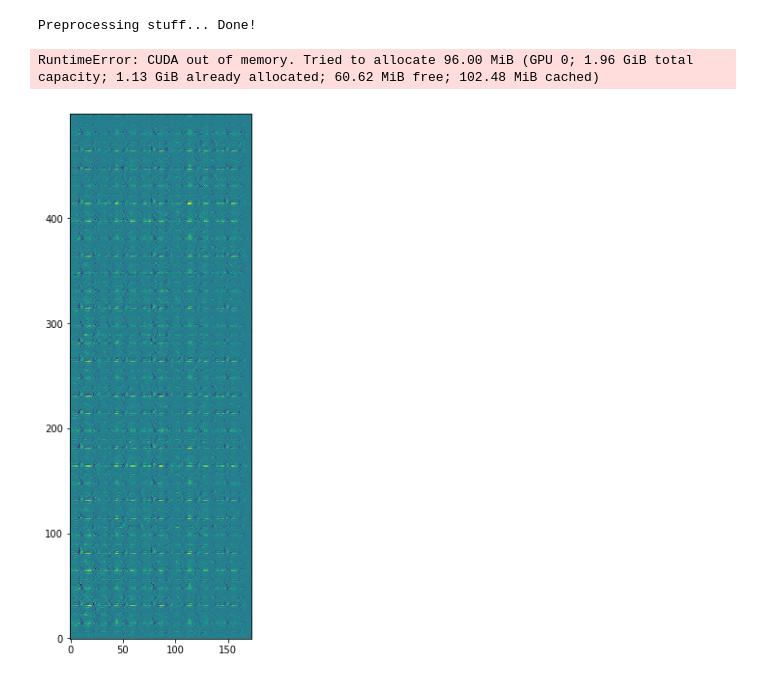
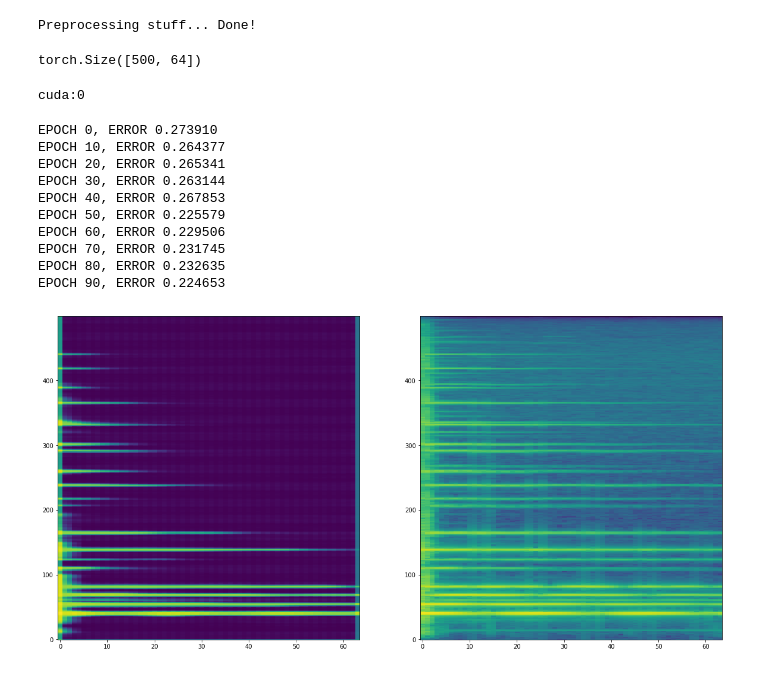
Before and after one commit to nebularnoise/serge, a Jupyter notebook: notebooks/guitar_chord_dataset.ipynb, the cells around one changed output. Saved outputs shown, nothing was run; the diff lists cells and outputs as text; code cells hidden in the pictures.

```diff
--- a/notebooks/guitar_chord_dataset.ipynb
+++ b/notebooks/guitar_chord_dataset.ipynb
@@ -118,25 +122,49 @@ class WAE(nn.Module):
     def forward(self,inp):
         return self.decode(self.encode(inp))
 # %%
-GC = GuitarChord()
+GC = GuitarChord(process=False)
 GCloader = data.DataLoader(GC, batch_size=8, shuffle=True)
 # %% [output]
 Preprocessing stuff... Done!
+# %%
+GC[0].size()
+# %% [output]
+torch.Size([500, 64])
 # %%
 device = torch.device("cuda:0" if torch.cuda.is_available() else "cpu")
+#device = torch.device("cpu")
+print(device)
 torch.cuda.empty_cache()
+
 model = WAE().to(device)
+# %% [output]
+cuda:0
 # %%
 optimizer = torch.optim.Adam(model.parameters(),lr=1e-3)
+epoch = 100
+loss = torch.nn.modules.BCELoss()
+for e in range(epoch):
+    for idx, minibatch in enumerate(GCloader):
 
-for idx, minibatch in enumerate(GCloader):
+        minibatch = minibatch.to(device)
 
-    minibatch = minibatch.to(device)
+        optimizer.zero_grad()
+        error = loss(model(minibatch).squeeze(1),minibatch)
 
-    optimizer.zero_grad()
-    error = nn.functional.binary_cross_entropy(model(minibatch),minibatch)
+        error.backward()
+        optimizer.step()
+        torch.cuda.empty_cache()
 
-    error.backward()
-    optimizer.step()
+    if e%(epoch//10)==0:
+        print("EPOCH %d, ERROR %f" % (e,error))
 # %% [output]
-RuntimeError: CUDA out of memory. Tried to allocate 96.00 MiB (GPU 0; 1.96 GiB total capacity; 1.13 GiB already allocated; 60.62 MiB free; 102.48 MiB cached)
+EPOCH 0, ERROR 0.273910
+EPOCH 10, ERROR 0.264377
+EPOCH 20, ERROR 0.265341
+EPOCH 30, ERROR 0.263144
+EPOCH 40, ERROR 0.267853
+EPOCH 50, ERROR 0.225579
+EPOCH 60, ERROR 0.229506
+EPOCH 70, ERROR 0.231745
+EPOCH 80, ERROR 0.232635
+EPOCH 90, ERROR 0.224653
@@ -145,7 +171,11 @@ a = model(minibatch)
-# %%
-with torch.no_grad():
-    s = a.cpu().detach().numpy()
-    plt.figure(figsize=(10,10))
-    plt.imshow(s[0,:,:], origin="lower")
-# %% [output]
-[figure, removed]
+# %%
+idx = 6
+with torch.no_grad():
+    s = model(minibatch).squeeze(1)
+    plt.figure(figsize=(20,10))
+    plt.subplot(121)
+    plt.imshow(s[idx,:,:].cpu().detach().numpy(), origin="lower", aspect="auto")
+    plt.subplot(122)
+    plt.imshow(minibatch[idx,:,:].cpu().detach().numpy(), origin="lower", aspect="auto")
+# %% [output]
+[figure, added]
```
Also changed, not shown: parts of 3 cells of this notebook.
